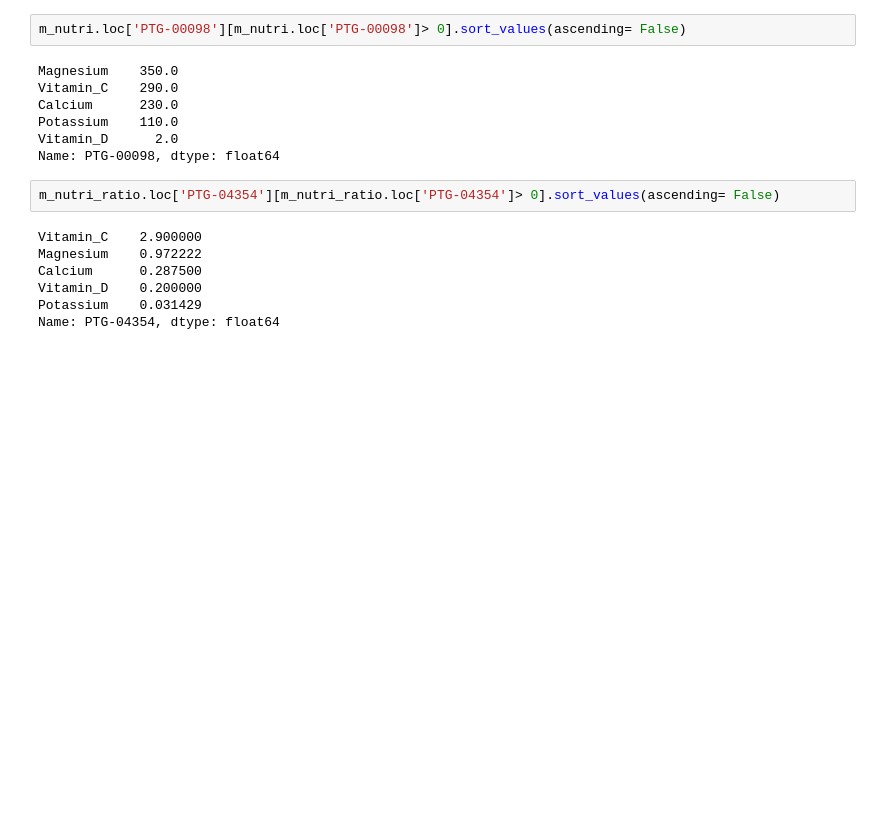
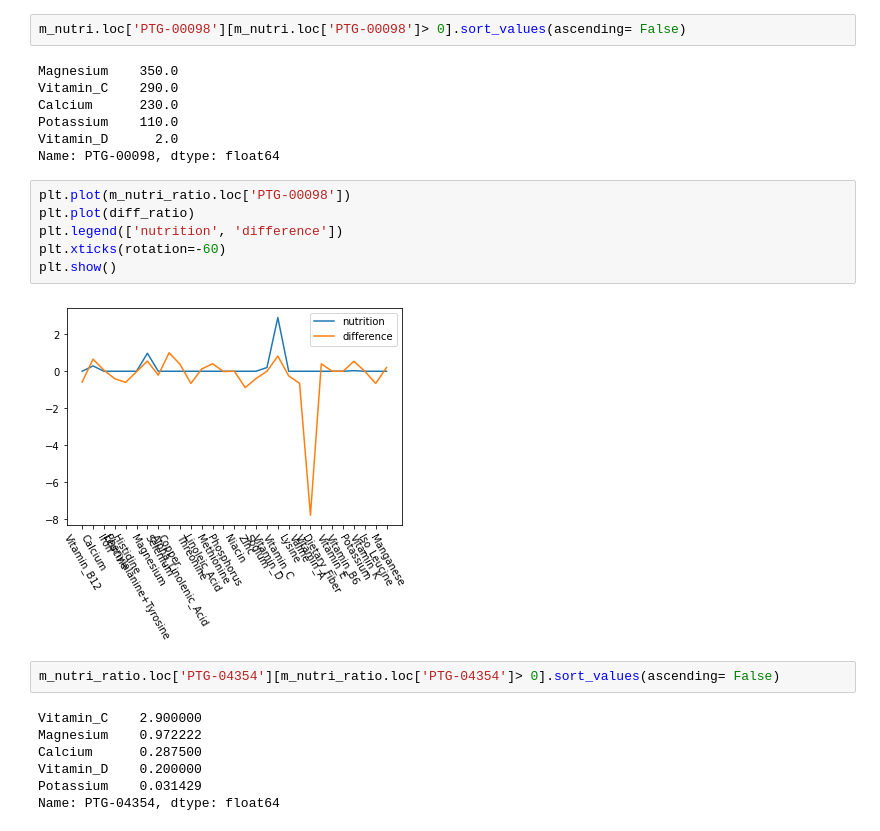
Before and after one commit to Nutri-AI/api-fastapi, a Jupyter notebook: rs_module.ipynb, the cells around one changed output. Saved outputs shown, nothing was run; the diff lists cells and outputs as text; blank space fills up the shorter version.

```diff
--- a/rs_module.ipynb
+++ b/rs_module.ipynb
@@ -230,6 +274,14 @@ Calcium      230.0
 Potassium    110.0
 Vitamin_D      2.0
 Name: PTG-00098, dtype: float64
+# %%
+plt.plot(m_nutri_ratio.loc['PTG-00098'])
+plt.plot(diff_ratio)
+plt.legend(['nutrition', 'difference'])
+plt.xticks(rotation=-60)
+plt.show()
+# %% [output]
+[figure, added]
 # %%
 m_nutri_ratio.loc['PTG-04354'][m_nutri_ratio.loc['PTG-04354']> 0].sort_values(ascending= False)
 # %% [output]
```
Also changed, not shown: parts of 17 cells of this notebook.
